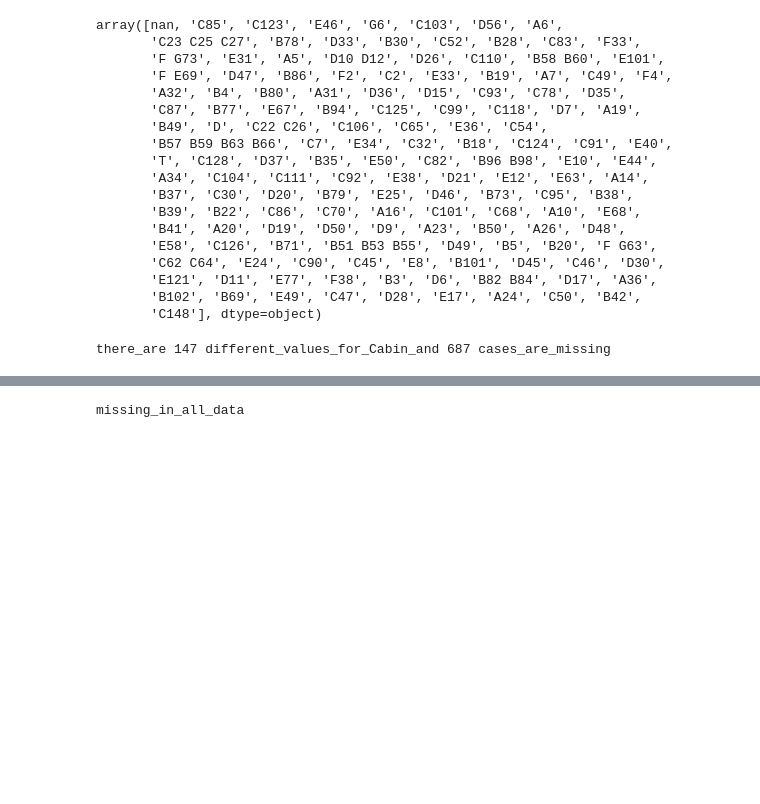
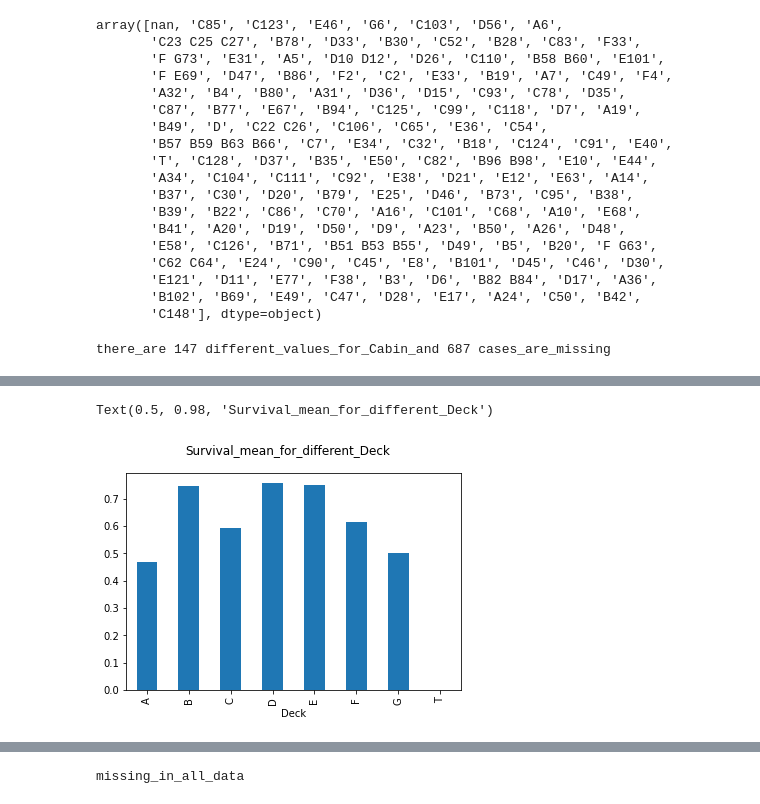
Before and after one commit to johnhhu2020/Kaggle-Machine-Learning-Feature-Engineering, a Jupyter notebook: 87%_Titanic_MachineLearning.ipynb, the cells around one changed output, grey strips where cells are left out. Drawn from its saved outputs; the diff is of its cells as text; code cells hidden in the pictures; blank space fills up the shorter version.

```diff
--- a/87%_Titanic_MachineLearning.ipynb
+++ b/87%_Titanic_MachineLearning.ipynb
@@ -247,0 +366,8 @@ Text(0.5, 0.98, 'Survival_rates_for_different_cabines')
+# %%
+##################################################################################################################################
+
+df_all.groupby('Deck')['Survived'].mean().plot(kind='bar')
+pl.suptitle('Survival_mean_for_different_Deck')
+# %% [output]
+Text(0.5, 0.98, 'Survival_mean_for_different_Deck')
+[figure, added]
```
Also changed, not shown: parts of 66 cells of this notebook.
